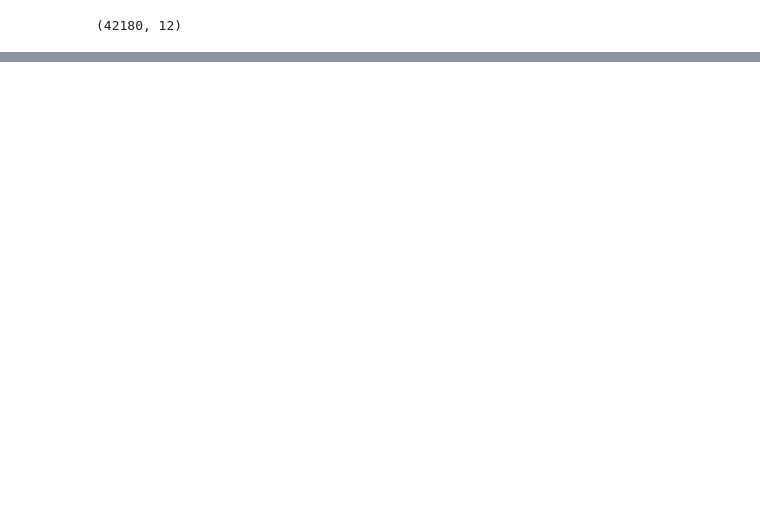
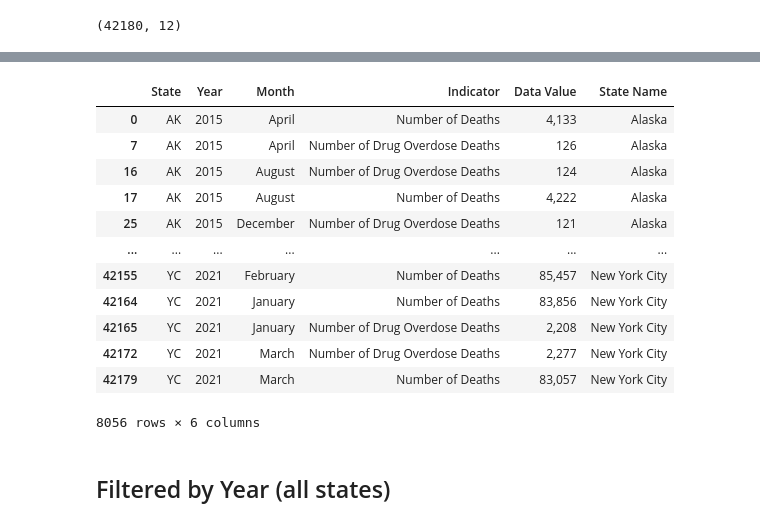
Before and after one commit to croethel/DataEngineering.Labs.AirflowProject, a Jupyter notebook: VSRR_notebook.ipynb, the cells around one changed output, grey strips where cells are left out. Cells and saved outputs as stored; diff of their text form; code cells hidden in the pictures; blank space fills up the shorter version.

```diff
--- a/VSRR_notebook.ipynb
+++ b/VSRR_notebook.ipynb
@@ -21,0 +50,18 @@ data.shape
+# %%
+filtered2
+# %% [output]
+|  | State | Year | Month | Indicator | Data Value | State Name |
+| 0 | AK | 2015 | April | Number of Deaths | 4,133 | Alaska |
+| 7 | AK | 2015 | April | Number of Drug Overdose Deaths | 126 | Alaska |
+| 16 | AK | 2015 | August | Number of Drug Overdose Deaths | 124 | Alaska |
+| 17 | AK | 2015 | August | Number of Deaths | 4,222 | Alaska |
+| 25 | AK | 2015 | December | Number of Drug Overdose Deaths | 121 | Alaska |
+| ... | ... | ... | ... | ... | ... | ... |
+| 42155 | YC | 2021 | February | Number of Deaths | 85,457 | New York City |
+| 42164 | YC | 2021 | January | Number of Deaths | 83,856 | New York City |
+| 42165 | YC | 2021 | January | Number of Drug Overdose Deaths | 2,208 | New York City |
+| 42172 | YC | 2021 | March | Number of Drug Overdose Deaths | 2,277 | New York City |
+| 42179 | YC | 2021 | March | Number of Deaths | 83,057 | New York City |
+8056 rows × 6 columns
+# %% [markdown]
+## Filtered by Year (all states)
```
Also changed, not shown: parts of 16 cells of this notebook.
